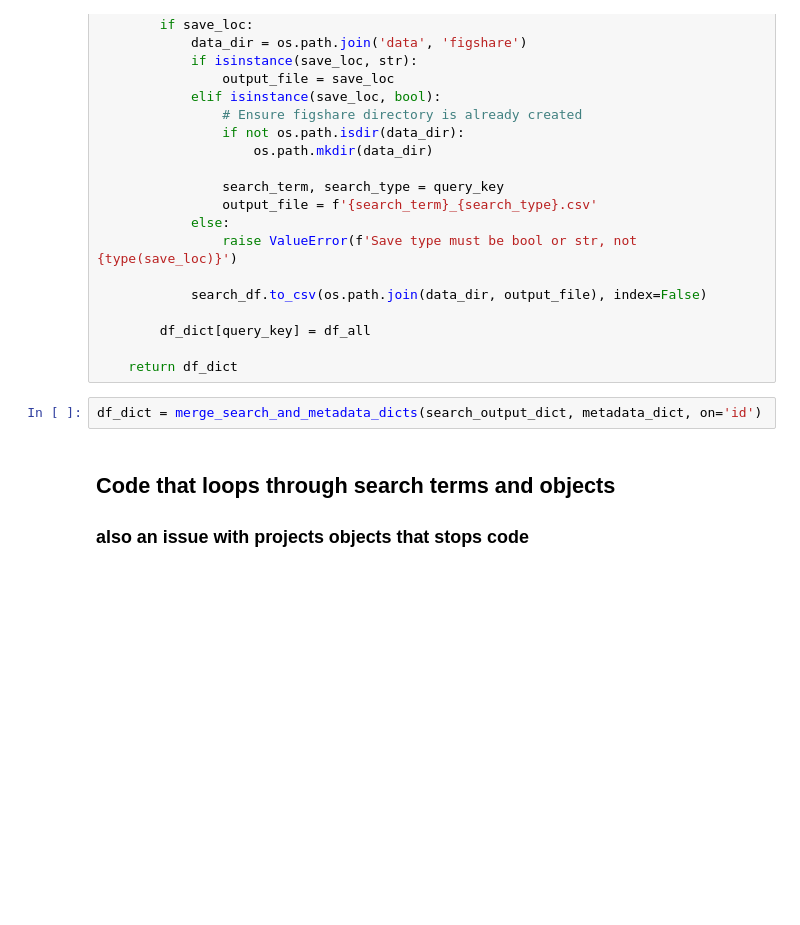
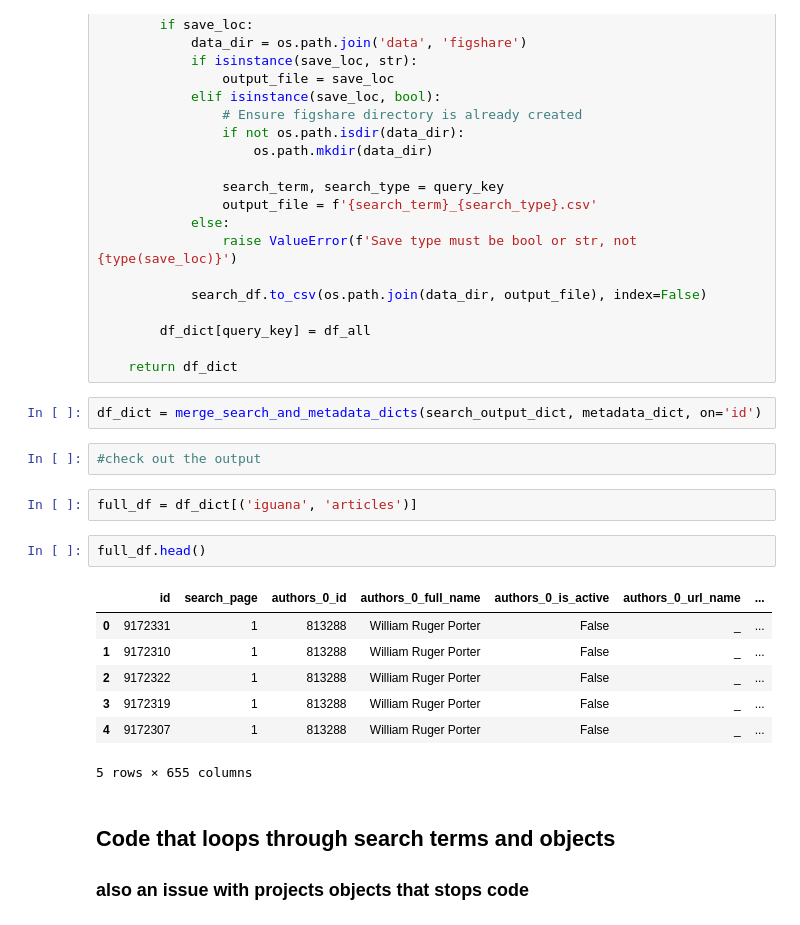
Before and after one commit to michaelbaluja/PyCurator, a Jupyter notebook: Figshare.ipynb, the cells around one changed output. Drawn from its saved outputs; the diff is of its cells as text; blank space fills up the shorter version.

```diff
--- a/Figshare.ipynb
+++ b/Figshare.ipynb
@@ -338,6 +337,20 @@ def merge_search_and_metadata_dicts(search_dict, metadata_dict, on, save=False):
     return df_dict
 # %%
 df_dict = merge_search_and_metadata_dicts(search_output_dict, metadata_dict, on='id')
+# %%
+#check out the output
+# %%
+full_df = df_dict[('iguana', 'articles')]
+# %%
+full_df.head()
+# %% [output]
+|  | id | search_page | authors_0_id | authors_0_full_name | authors_0_is_active | authors_0_url_name | ... |
+| 0 | 9172331 | 1 | 813288 | William Ruger Porter | False | _ | ... |
+| 1 | 9172310 | 1 | 813288 | William Ruger Porter | False | _ | ... |
+| 2 | 9172322 | 1 | 813288 | William Ruger Porter | False | _ | ... |
+| 3 | 9172319 | 1 | 813288 | William Ruger Porter | False | _ | ... |
+| 4 | 9172307 | 1 | 813288 | William Ruger Porter | False | _ | ... |
+5 rows × 655 columns
 # %% [markdown]
 ## Code that loops through search terms and objects
 
```
Also changed, not shown: parts of 9 cells of this notebook.
